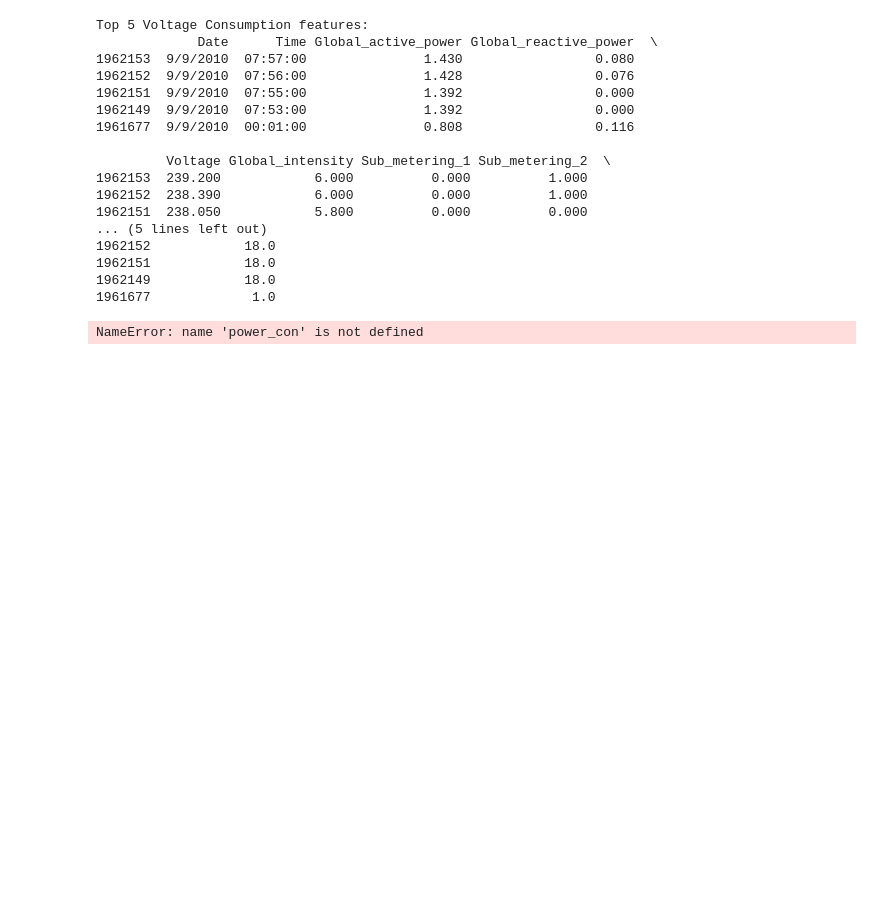
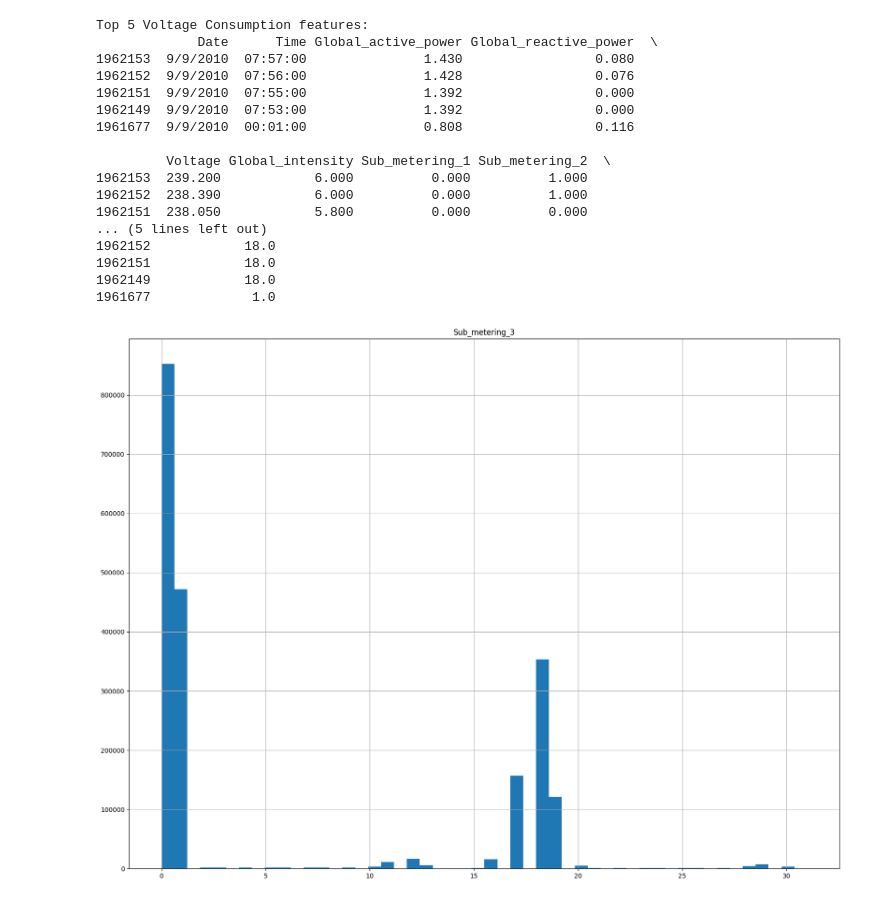
Before and after one commit to kirankumareranki/AIML-2025, a Jupyter notebook: Lab10-AIML.ipynb, the cells around one changed output. Saved outputs shown, nothing was run; the diff lists cells and outputs as text; code cells hidden in the pictures; blank space fills up the shorter version.

```diff
--- a/Lab10-AIML.ipynb
+++ b/Lab10-AIML.ipynb
@@ -72,8 +72,9 @@ Top 5 Voltage Consumption features:
 1962151            18.0
 1962149            18.0
 1961677             1.0
-# %%
-power_com_df = pd.DataFrame(power_com, columns=power_com.feature_names)
-power_com_df.head()
-# %% [output]
-NameError: name 'power_con' is not defined
+# %%
+power_com_df = pd.DataFrame(power_com.data.features)
+power_com_df.hist(bins=50, figsize=(20,15))
+plt.show()
+# %% [output]
+[figure, added]
```
